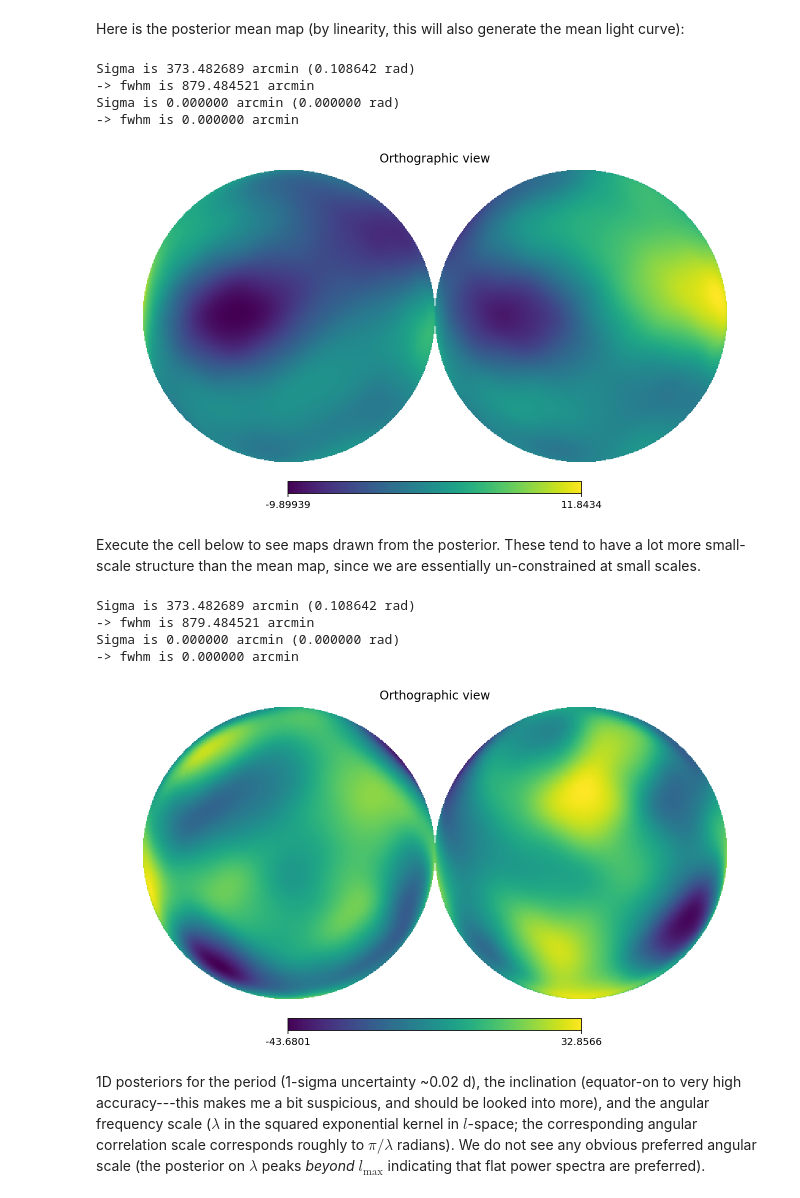
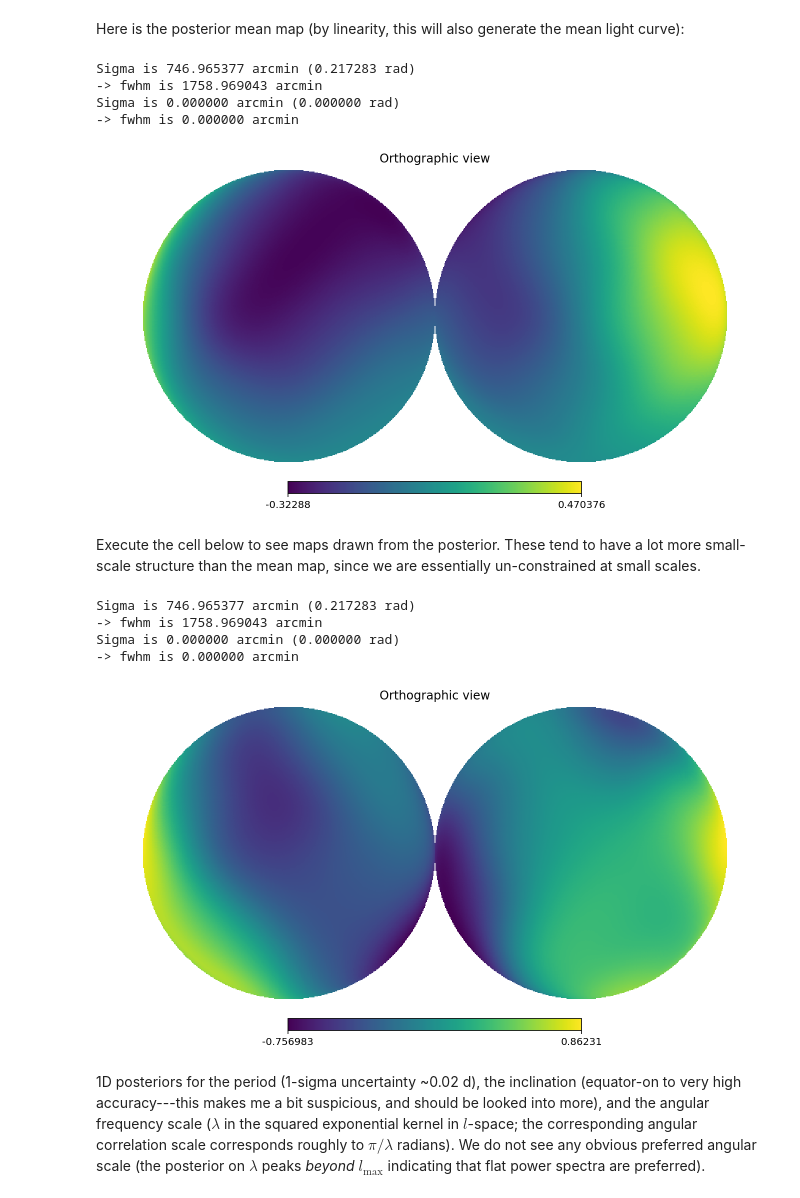
Before and after one commit to bfarr/exocartographer, a Jupyter notebook: stan/EMTest.ipynb, the cells around one changed output. Cells and saved outputs as stored; diff of their text form; code cells hidden in the pictures.

```diff
--- a/stan/EMTest.ipynb
+++ b/stan/EMTest.ipynb
@@ -141,6 +141,6 @@ We need to generate the matrix that transforms the $a_{lm}$ basis to pixels.  We
 # %%
-lmax = 7
-nside = 4 # Over-resolved with l = 7: 64 alm's, but 190 pixels.
+lmax = 5
+nside = 2 # Over-resolved with l = 7: 64 alm's, but 190 pixels.
 Ylm_matrix = []
 ls = []
 for l in range(lmax+1):
@@ -270,7 +274,7 @@ And save the chain, reshaping to ``(nchains, nsamples, ...)`` shape for ``arviz`
 # %%
 with h5py.File('chain.h5', 'w') as f:
     for n in chain.keys():
-        f.create_dataset(n, data=reshape(chain[n], (4, 1000) + chain[n].shape[1:]), compression='gzip', shuffle=True)
+        f.create_dataset(n, data=reshape(chain[n], (4, -1) + chain[n].shape[1:]), compression='gzip', shuffle=True)
 # %% [markdown]
 Re-load the chain:
 # %%
@@ -278,6 +282,8 @@ chain = {}
 with h5py.File('chain.h5', 'r') as f:
     for k in f.keys():
         chain[k] = array(f[k])
+
+nchain, nsamp = chain['P'].shape
 # %% [markdown]
 Here is the observations (in black, with errorbars) and the mean predicted lightcurve (top); also the residuals between mean and observed (bottom).  There is some sort of decrement feature clearly present in the data around $t = 20$ (we have re-centered the times on the median time from the data set); perhaps using the actual detrending based on comoving basis vectors (or whatever was done in the Maia paper) would remove this?  Or, perhaps we are seeing dynamic spot formation on the star?
 # %%
@@ -300,21 +306,21 @@ Here is the posterior mean map (by linearity, this will also generate the mean l
 # %%
 view_map(mean(chain['pix_map'], axis=(0,1)))
 # %% [output]
-Sigma is 373.482689 arcmin (0.108642 rad)
--> fwhm is 879.484521 arcmin
+Sigma is 746.965377 arcmin (0.217283 rad)
+-> fwhm is 1758.969043 arcmin
 Sigma is 0.000000 arcmin (0.000000 rad)
 -> fwhm is 0.000000 arcmin
-[figure, old version]
+[figure, new version]
 # %% [markdown]
 Execute the cell below to see maps drawn from the posterior.  These tend to have a lot more small-scale structure than the mean map, since we are essentially un-constrained at small scales.
 # %%
-view_map(chain['pix_map'][randint(4), randint(1000), :])
+view_map(chain['pix_map'][randint(nchain), randint(nsamp), :])
 # %% [output]
-Sigma is 373.482689 arcmin (0.108642 rad)
--> fwhm is 879.484521 arcmin
+Sigma is 746.965377 arcmin (0.217283 rad)
+-> fwhm is 1758.969043 arcmin
 Sigma is 0.000000 arcmin (0.000000 rad)
 -> fwhm is 0.000000 arcmin
-[figure, old version]
+[figure, new version]
 # %% [markdown]
 1D posteriors for the period (1-sigma uncertainty ~0.02 d), the inclination (equator-on to very high accuracy---this makes me a bit suspicious, and should be looked into more), and the angular frequency scale ($\lambda$ in the squared exponential kernel in $l$-space; the corresponding angular correlation scale corresponds roughly to $\pi/\lambda$ radians).  We do not see any obvious preferred angular scale (the posterior on $\lambda$ peaks *beyond* $l_\mathrm{max}$ indicating that flat power spectra are preferred).
 # %%
```
Also changed, not shown: parts of 16 cells of this notebook, 1 other file.
